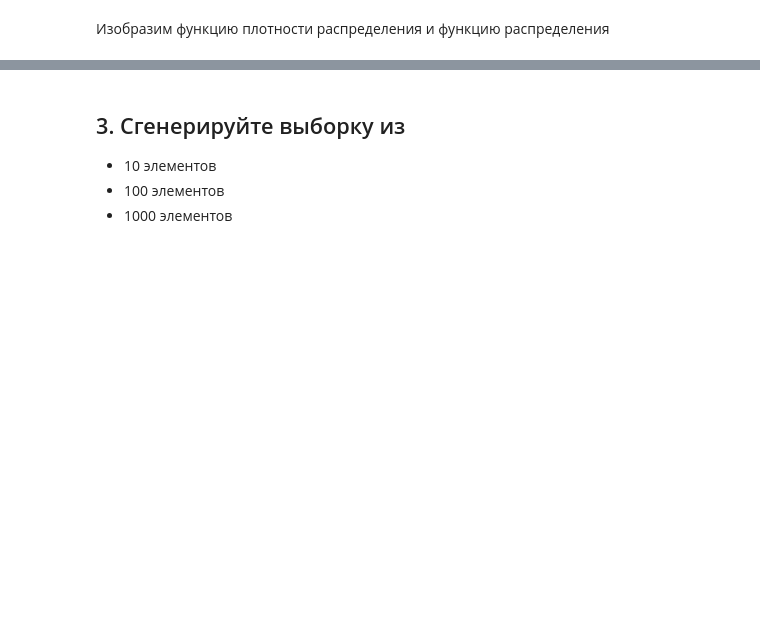
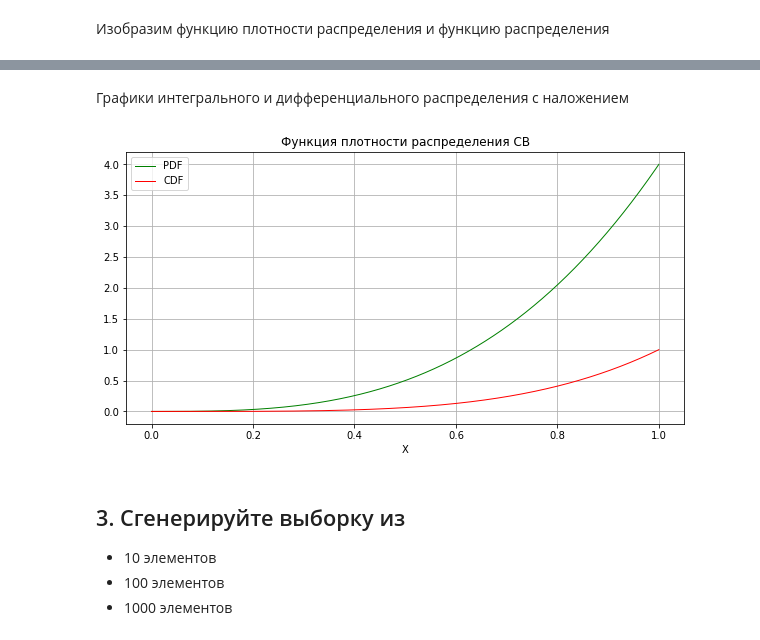
Before and after one commit to CyberCheshir/FinMath, a Jupyter notebook: Лабораторная 1.ipynb, the cells around one changed output, grey strips where cells are left out. Saved outputs shown, nothing was run; the diff lists cells and outputs as text; code cells hidden in the pictures; blank space fills up the shorter version.

Commit message:
Наложение графиков cdf и pdf

```diff
--- a/Лабораторная 1.ipynb
+++ b/Лабораторная 1.ipynb
@@ -107,3 +113,18 @@ plt.show()
+# %% [markdown]
+Графики интегрального и дифференциального распределения с наложением
+# %%
+plt.figure(figsize=(10,5))
+plt.title('Функция плотности распределения СВ')
+plt.xlabel('X')
+plt.grid()
+plt.plot(interval, pdf_x, linewidth=1, color='green',
+         label='PDF')
+plt.plot(interval, cdf_x, linewidth=1, color='red',
+         label='CDF')
+plt.legend(loc = 'best')
+plt.show()
+# %% [output]
+[figure, added]
 # %% [markdown]
 ## 3. Сгенерируйте выборку из
 - 10 элементов
```
Also changed, not shown: parts of 11 cells of this notebook.
